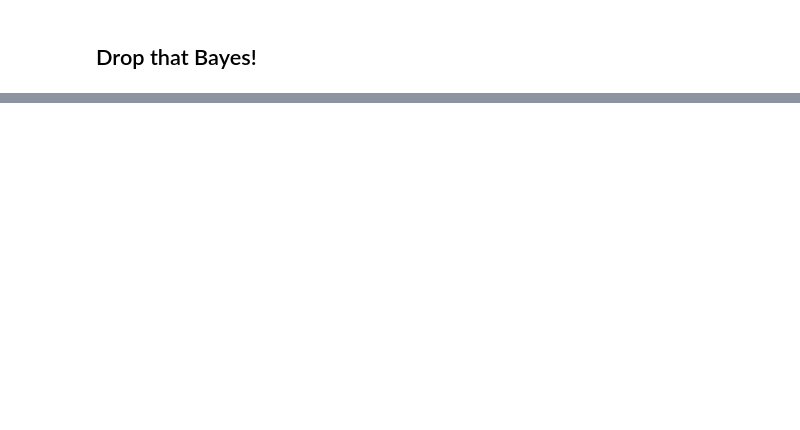
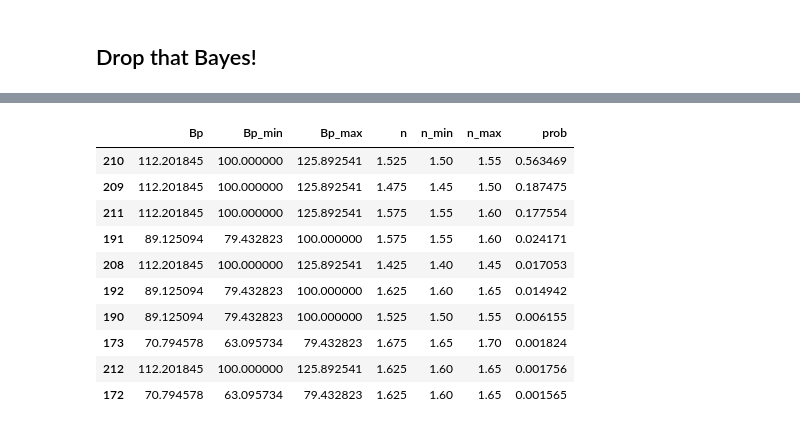
Before and after one commit to PV-Lab/bayesim, a Jupyter notebook: examples/diode/ideal_diode.ipynb, the cells around one changed output, grey strips where cells are left out. Saved outputs shown, nothing was run; the diff lists cells and outputs as text; code cells hidden in the pictures; blank space fills up the shorter version.

```diff
--- a/examples/diode/ideal_diode.ipynb
+++ b/examples/diode/ideal_diode.ipynb
@@ -198,3 +202,17 @@ IndexError: index 0 is out of bounds for axis 0 with size 0
+# %%
+m.probs.most_probable(10)
+# %% [output]
+|  | Bp | Bp_min | Bp_max | n | n_min | n_max | prob |
+| 210 | 112.201845 | 100.000000 | 125.892541 | 1.525 | 1.50 | 1.55 | 0.563469 |
+| 209 | 112.201845 | 100.000000 | 125.892541 | 1.475 | 1.45 | 1.50 | 0.187475 |
+| 211 | 112.201845 | 100.000000 | 125.892541 | 1.575 | 1.55 | 1.60 | 0.177554 |
+| 191 | 89.125094 | 79.432823 | 100.000000 | 1.575 | 1.55 | 1.60 | 0.024171 |
+| 208 | 112.201845 | 100.000000 | 125.892541 | 1.425 | 1.40 | 1.45 | 0.017053 |
+| 192 | 89.125094 | 79.432823 | 100.000000 | 1.625 | 1.60 | 1.65 | 0.014942 |
+| 190 | 89.125094 | 79.432823 | 100.000000 | 1.525 | 1.50 | 1.55 | 0.006155 |
+| 173 | 70.794578 | 63.095734 | 79.432823 | 1.675 | 1.65 | 1.70 | 0.001824 |
+| 212 | 112.201845 | 100.000000 | 125.892541 | 1.625 | 1.60 | 1.65 | 0.001756 |
+| 172 | 70.794578 | 63.095734 | 79.432823 | 1.625 | 1.60 | 1.65 | 0.001565 |
 # %%
 #m.save_state()
 # %%
```
Also changed, not shown: parts of 13 cells of this notebook, 8 other files.
